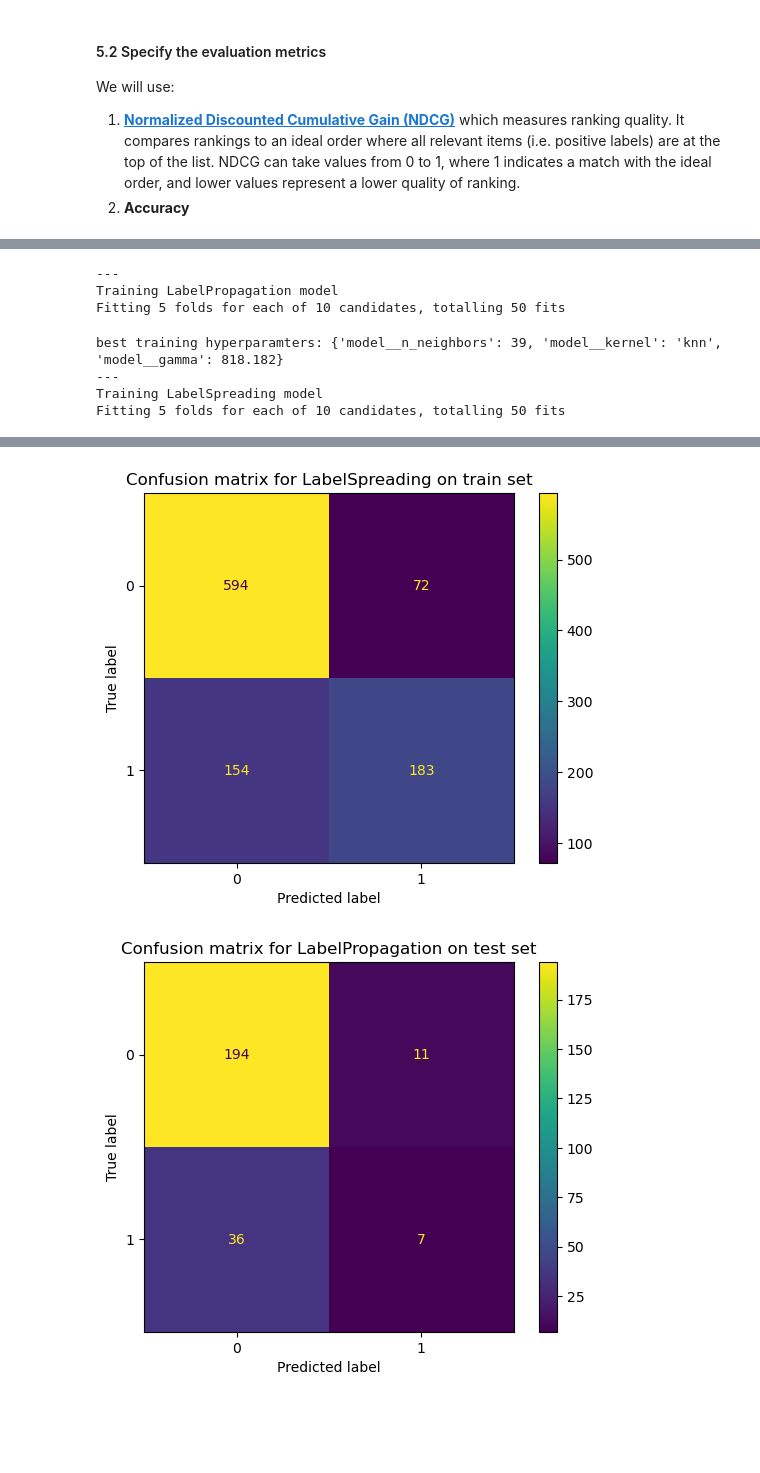
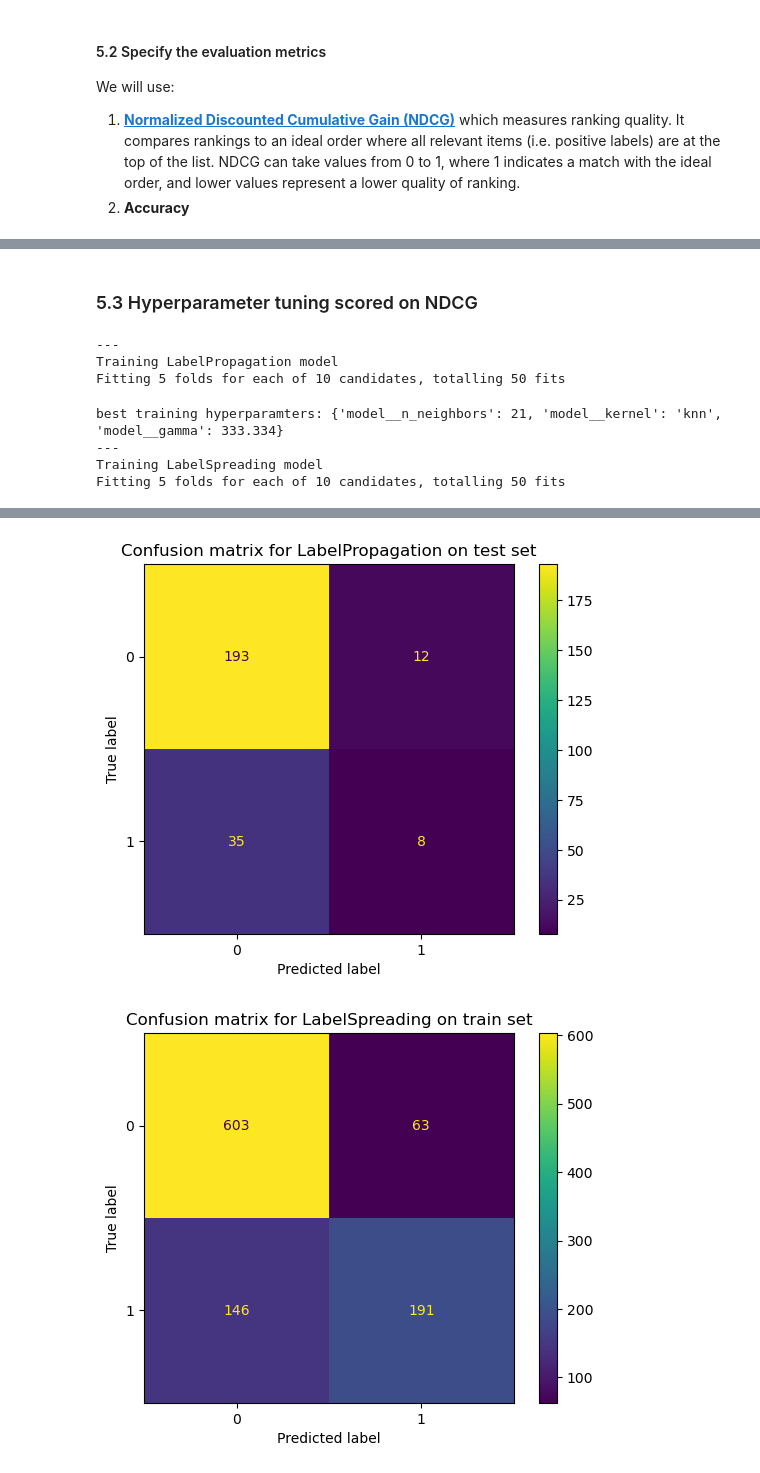
Before and after one commit to Shu-x/Semi-Supervised-Learning-for-Label-Generation, a Jupyter notebook: scripts/models/label_propagation.ipynb, the cells around one changed output, grey strips where cells are left out. Saved outputs shown, nothing was run; the diff lists cells and outputs as text; code cells hidden in the pictures; blank space fills up the shorter version.

Commit message:
Used renamed methods in NDCG class

```diff
--- a/scripts/models/label_propagation.ipynb
+++ b/scripts/models/label_propagation.ipynb
@@ -289,8 +290,8 @@ K = 100
 
 # Function to compute NDCG
 def ndcg_custom_scorer(y_true, y_pred, k=K):
-    scorer = NDCG_at_k(y_pred=y_pred, y_true=y_true, k=K)
-    return scorer.ndcg()
+    scorer = NDCG(y_pred=y_pred, y_true=y_true, k=K)
+    return scorer.ndcg_at_k()
 
 # Create a custom scorer
 ndcg_scorer = make_scorer(ndcg_custom_scorer, greater_is_better=True, needs_proba=True, k=K)
@@ -310,3 +298,5 @@ array([1.        , 1.5849625 , 2.        , 2.32192809, 2.5849625 ,
+# %% [markdown]
+### 5.3 Hyperparameter tuning scored on NDCG
 # %%
 results = []
 best_estimators = []
@@ -320,21 +310,21 @@ for m in models:
     pipeline = Pipeline(steps=[('preprocess', preprocessor), ('model', m[1])])
 
     # Find best hyperparams with RandomizedSearchCV
-    # rscv = RandomizedSearchCV(pipeline, params[m[0]], cv=5, n_jobs=-1, verbose=1, scoring=ndcg_scorer)
-    rscv = RandomizedSearchCV(pipeline, params[m[0]], cv=5, n_jobs=-1, verbose=1, scoring='accuracy')
+    rscv = RandomizedSearchCV(pipeline, params[m[0]], cv=5, n_jobs=-1, verbose=1, scoring=ndcg_scorer)
+    # rscv = RandomizedSearchCV(pipeline, params[m[0]], cv=5, n_jobs=-1, verbose=1, scoring='accuracy')
     rscv.fit(X_train, y_train)
 
     # Save the model
-    # dump(rscv, f'C:/Users/khoow/Desktop/SMU/4. CS610 AML/Project/model_18 mar/{m[0]}.joblib')
+    # dump(rscv, f'../logs/trained_models/{m[0]}.joblib')
 
     results.append((m[0], pd.DataFrame(rscv.cv_results_)))
     best_estimators.append((m[0], rscv.best_estimator_))
     print(f"best training hyperparamters: {rscv.best_params_}")
 
 
-# Print report for training set
+# Print report
 for model_name, estimator in best_estimators:
-    print('-------- Train --------')
+    print(f'-------- {model_name} Train --------')
     y_pred_train = estimator.predict(X_train)
     NDCG_score_train = ndcg_custom_scorer(y_train, y_pred_train, k=K)
     print(f'{model_name} NDCG@{K} score: {NDCG_score_train}')
@@ -342,14 +332,13 @@ for model_name, estimator in best_estimators:
     print(f'{model_name} recall score: {recall_score(y_train, y_pred_train)}')
     print(f'{model_name} precision score: {precision_score(y_train, y_pred_train)}')
     print(f'{model_name} F1 score: {f1_score(y_train, y_pred_train)}')
+    print()
     conf_matrix_train = confusion_matrix(y_train, y_pred_train)
     display = ConfusionMatrixDisplay(confusion_matrix=conf_matrix_train, display_labels=estimator.classes_)
     display.plot()
     display.ax_.set_title(f"Confusion matrix for {model_name} on train set")
 
-# Print report for test set
-for model_name, estimator in best_estimators:
-    print('-------- Test --------')
+    print(f'-------- {model_name} Test --------')
     y_pred = estimator.predict(X_test)
     NDCG_score = ndcg_custom_scorer(y_test, y_pred, k=K)
     print(f'{model_name} NDCG@{K} score: {NDCG_score}')
@@ -357,6 +346,7 @@ for model_name, estimator in best_estimators:
     print(f'{model_name} recall score: {recall_score(y_test, y_pred)}')
     print(f'{model_name} precision score: {precision_score(y_test, y_pred)}')
     print(f'{model_name} F1 score: {f1_score(y_test, y_pred)}')
+    print()
     conf_matrix = confusion_matrix(y_test, y_pred)
     display = ConfusionMatrixDisplay(confusion_matrix=conf_matrix, display_labels=estimator.classes_)
     display.plot()
@@ -365,7 +355,7 @@ for model_name, estimator in best_estimators:
 ---
 Training LabelPropagation model
 Fitting 5 folds for each of 10 candidates, totalling 50 fits
-best training hyperparamters: {'model__n_neighbors': 39, 'model__kernel': 'knn', 'model__gamma': 818.182}
+best training hyperparamters: {'model__n_neighbors': 21, 'model__kernel': 'knn', 'model__gamma': 333.334}
 ---
 Training LabelSpreading model
 Fitting 5 folds for each of 10 candidates, totalling 50 fits
@@ -390,2 +380,2 @@ LabelSpreading F1 score: 0.25396825396825395
-[figure, old version]
+[figure, new version]
-[figure, old version]
+[figure, new version]
```
Also changed, not shown: parts of 4 cells of this notebook.
